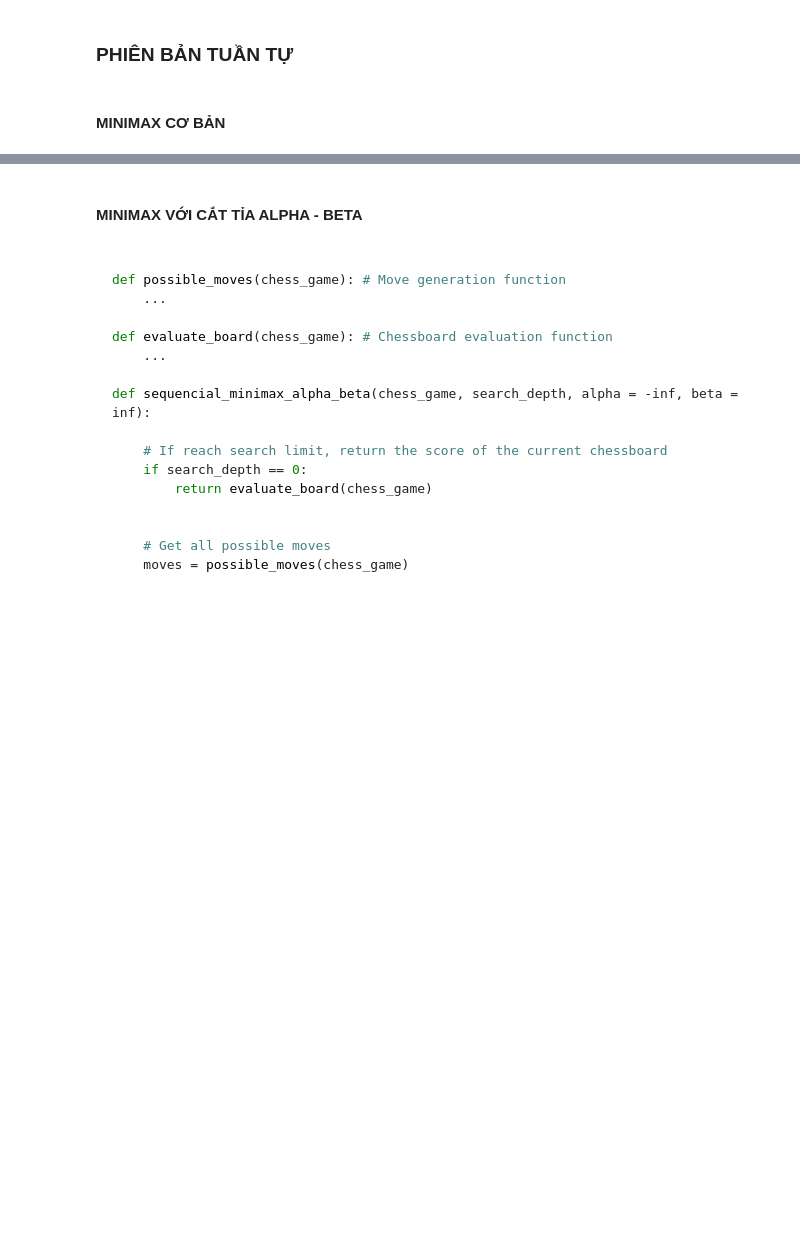
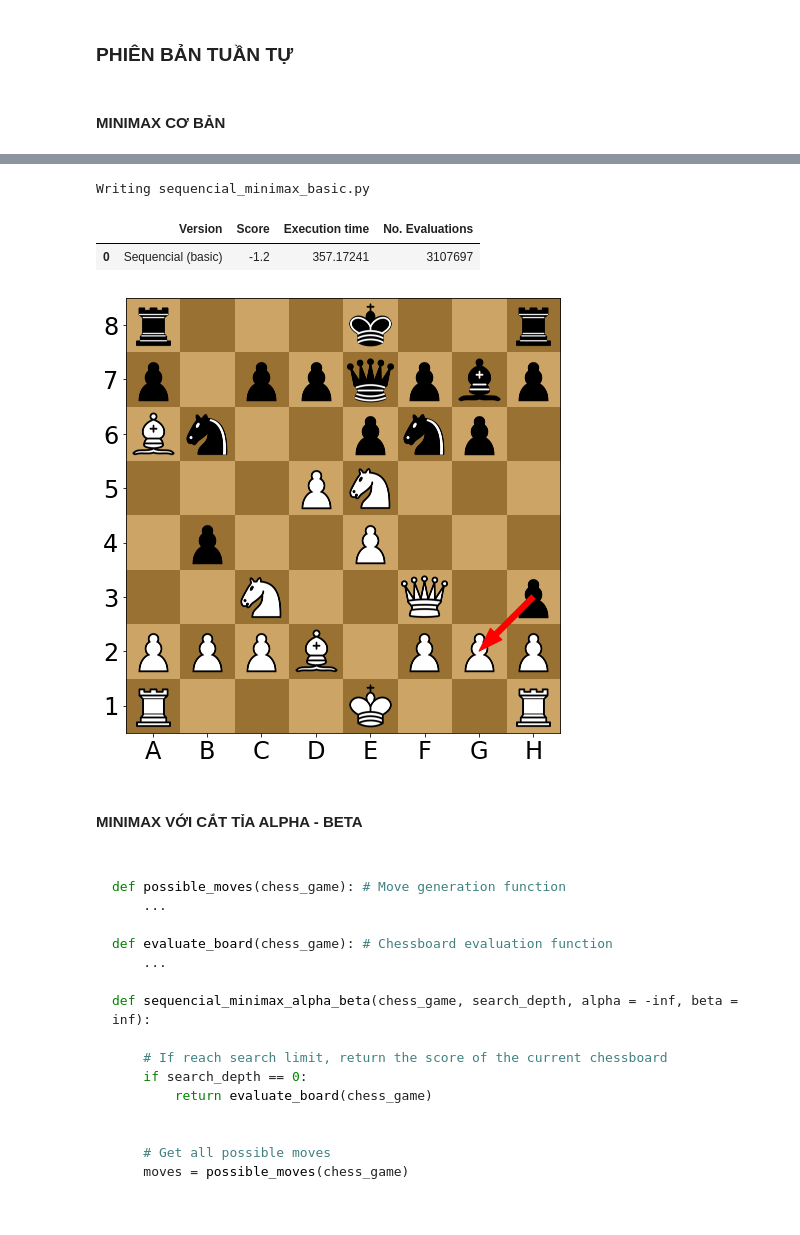
Before and after one commit to vv-hieu/ParallelChessEngine, a Jupyter notebook: Report.ipynb, the cells around one changed output, grey strips where cells are left out. Cells and saved outputs as stored; diff of their text form; code cells hidden in the pictures; blank space fills up the shorter version.

````diff
--- a/Report.ipynb
+++ b/Report.ipynb
@@ -141,5 +175,30 @@ Trong đồ án này, FEN là phương tiện để khởi tạo một bàn cờ
 # %% [markdown]
 ## **THUẬT TOÁN TÌM KIẾM MINIMAX**
+# %%
+def handle_output(output, version_name, results_df = None):
+    if results_df is None:
+        results_df = pd.DataFrame()
+
+    lines = output.stdout.split('\n')
+
+    fen            = lines[0][lines[0].find(':') + 2:]
+    execution_time = float(lines[1].split()[3])
+    score          = float(lines[2].split()[2])
+    n_evaluations  = int(lines[3].split()[3])
+    encoded_move   = int(lines[4].split()[3])
+
+    results_df = pd.concat([results_df, pd.DataFrame({
+        'Version'         : [version_name],
+        'Score'           : [score],
+        'Execution time'  : [execution_time],
+        'No. Evaluations' : [n_evaluations]
+    }, index=[results_df.shape[0]])])
+
+    game = ChessGame(fen)
+    move = decode_move(encoded_move, game.side_to_move())
+    game.plot(moves = [move])
+
+    return results_df
 # %% [markdown]
 ### **PHIÊN BẢN TUẦN TỰ**
 # %% [markdown]
@@ -179,3 +239,38 @@ def sequencial_minimax(chess_game, search_depth):
 
     return result
 ```
+# %%
+%%writefile sequencial_minimax_basic.py
+import warnings
+warnings.filterwarnings('ignore')
+
+from ChessEngine import *
+from numba.cuda.cudadrv.driver import CudaAPIError
+import pandas as pd
+import time
+import argparse
+
+parser = argparse.ArgumentParser()
+parser.add_argument('--fen')
+parser.add_argument('--search_depth')
+
+args = parser.parse_args()
+if args.search_depth is None:
+    args.search_depth = 1
+else:
+    args.search_depth = int(args.search_depth)
+
+game = ChessGame(args.fen)
+start = time.time()
+move, score = find_move(game, args.search_depth, version = 0)
+end = time.time()
+
+fen = 'rnbqkbnr/pppppppp/8/8/8/8/PPPPPPPP/RNBQKBNR' if args.fen is None else args.fen
+
+print(f'FEN             : {fen}')
+print(f'Execution time  : {round(end - start, 5)} s')
+print(f'Score           : {round(score, 3)}')
+print(f'No. Evaluations : {get_evaluation_count()}')
+print(f'Encoded move    : {encode_move(move)}')
+# %% [output]
+Writing sequencial_minimax_basic.py
@@ -182,3 +280,10 @@ def sequencial_minimax(chess_game, search_depth):
+# %%
+results_df = handle_output(output, 'Sequencial (basic)')
+results_df
+# %% [output]
+|  | Version | Score | Execution time | No. Evaluations |
+| 0 | Sequencial (basic) | -1.2 | 357.17241 | 3107697 |
+[figure, added]
 # %% [markdown]
 #### MINIMAX VỚI CẮT TỈA ALPHA - BETA
 # %% [markdown]
````
Also changed, not shown: parts of 43 cells of this notebook, 7 other files.
